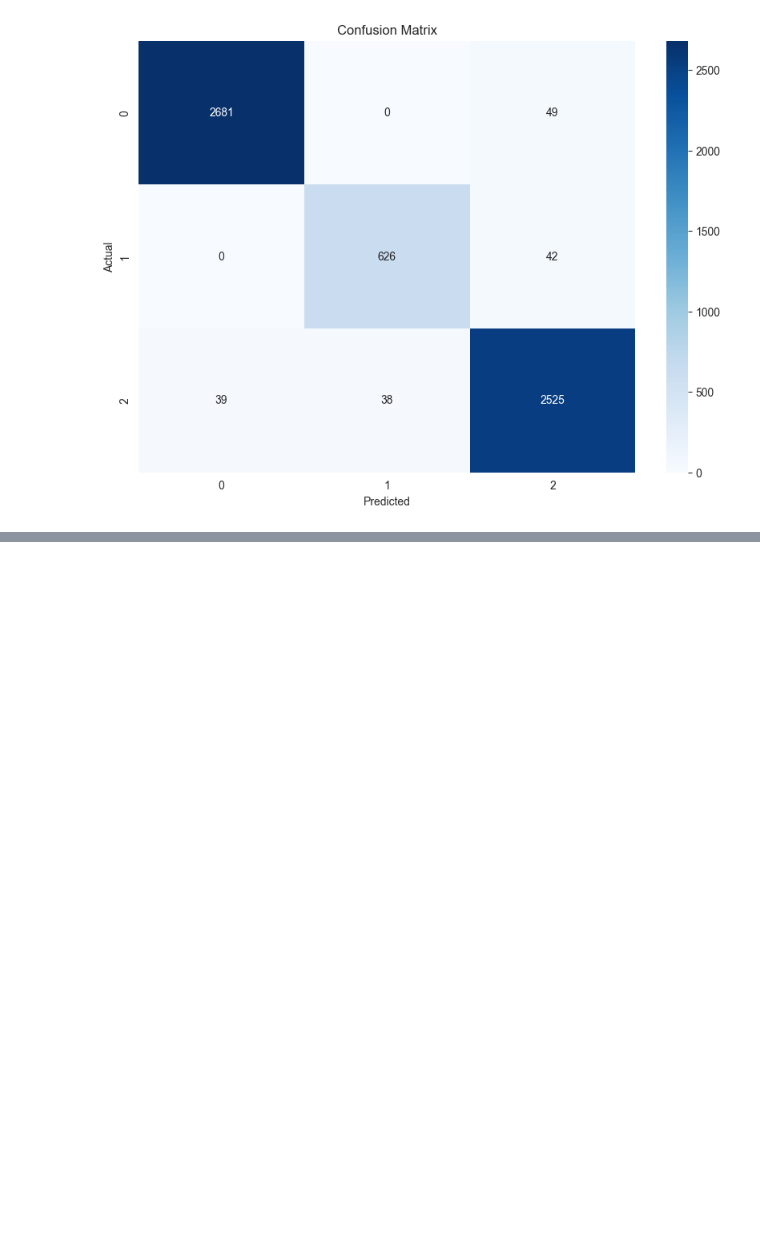
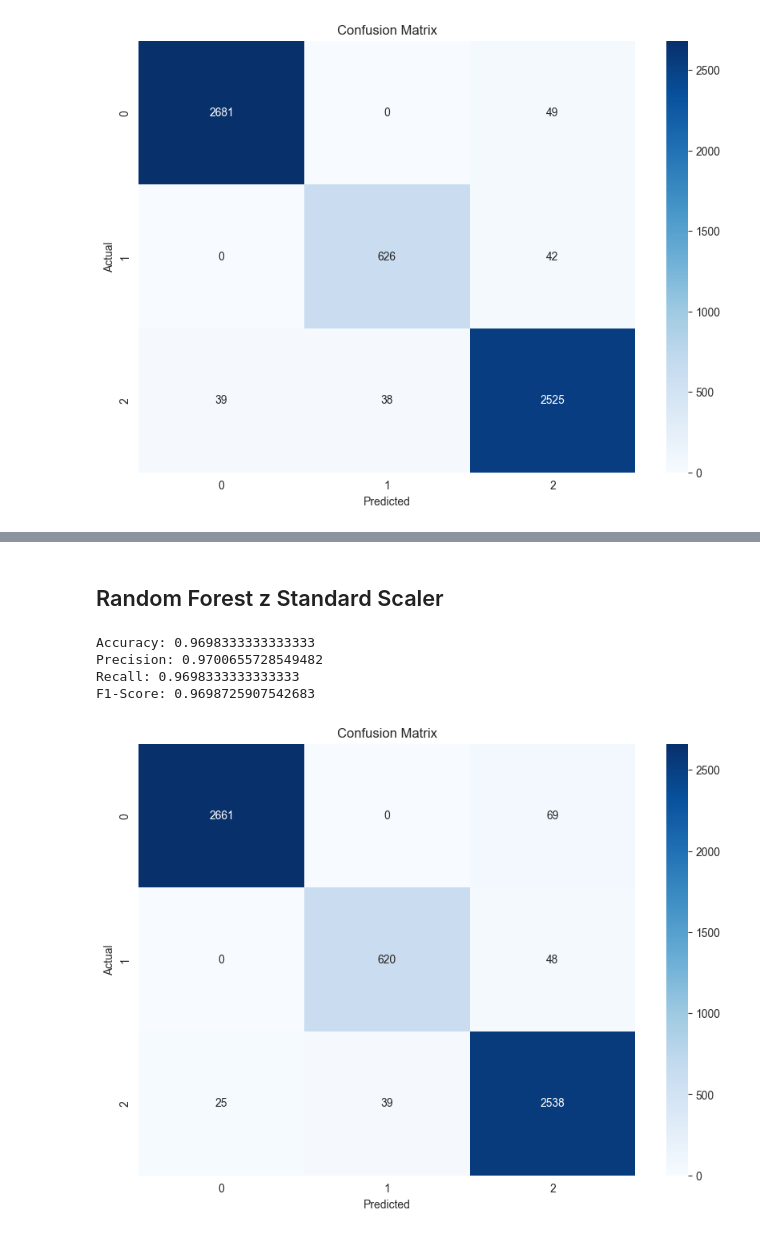
Before and after one commit to Ninja00Shadow/SIiIW, a Jupyter notebook: MachineLearning/List4.ipynb, the cells around one changed output, grey strips where cells are left out. Cells and saved outputs as stored; diff of their text form; code cells hidden in the pictures; blank space fills up the shorter version.

```diff
--- a/MachineLearning/List4.ipynb
+++ b/MachineLearning/List4.ipynb
@@ -567,0 +741,14 @@ F1-Score: 0.9720040866068879
+# %% [markdown]
+## Random Forest z Standard Scaler
+# %%
+rf_model = RandomForestClassifier(n_estimators=50, max_depth=None, min_samples_leaf=1, min_samples_split=10, random_state=42)
+
+rf_model.fit(processed_x_train, y_train)
+
+_, rf_accuracy, rf_precision, rf_recall, rf_f1 = train_and_evaluate(rf_model, processed_x_val, y_val)
+# %% [output]
+Accuracy: 0.9698333333333333
+Precision: 0.9700655728549482
+Recall: 0.9698333333333333
+F1-Score: 0.9698725907542683
+[figure, added]
```
Also changed, not shown: parts of 37 cells of this notebook.
